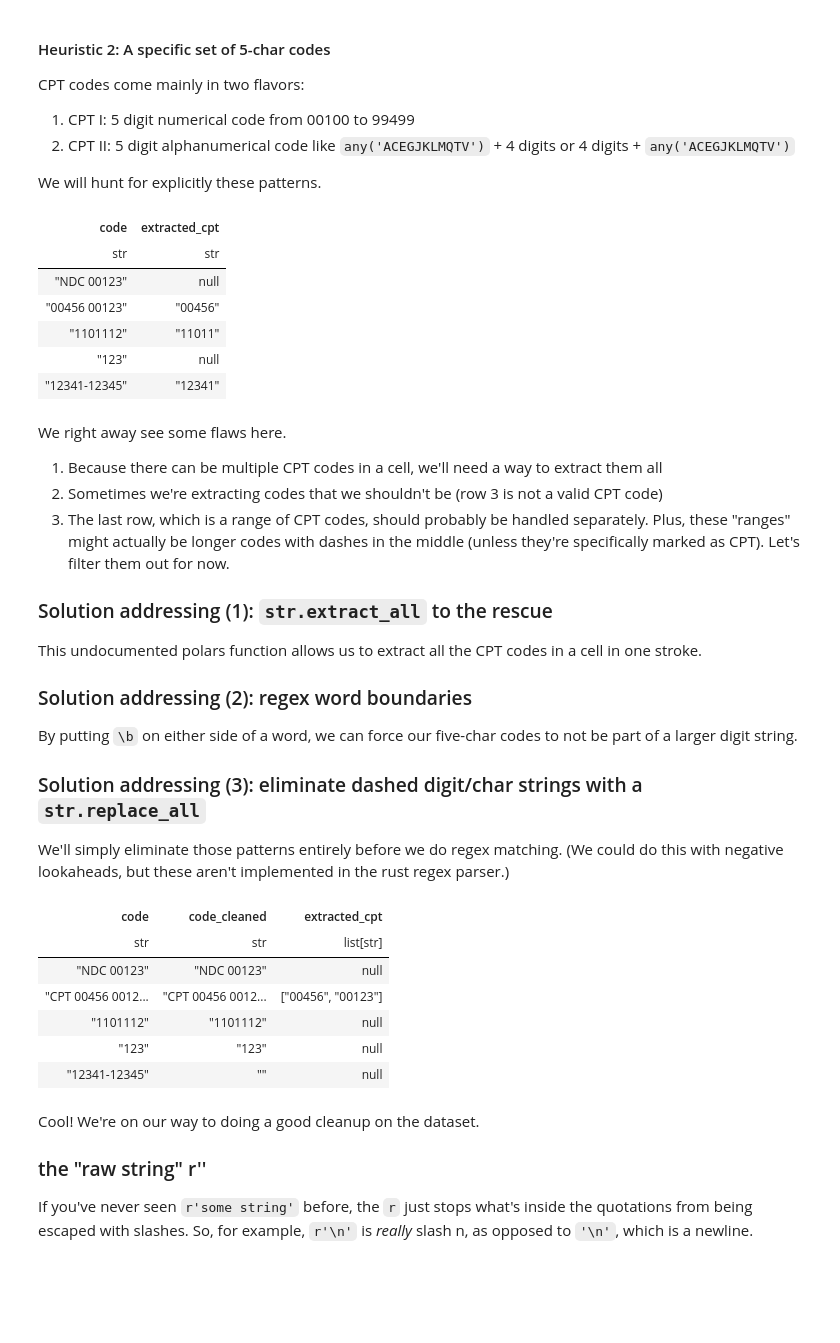
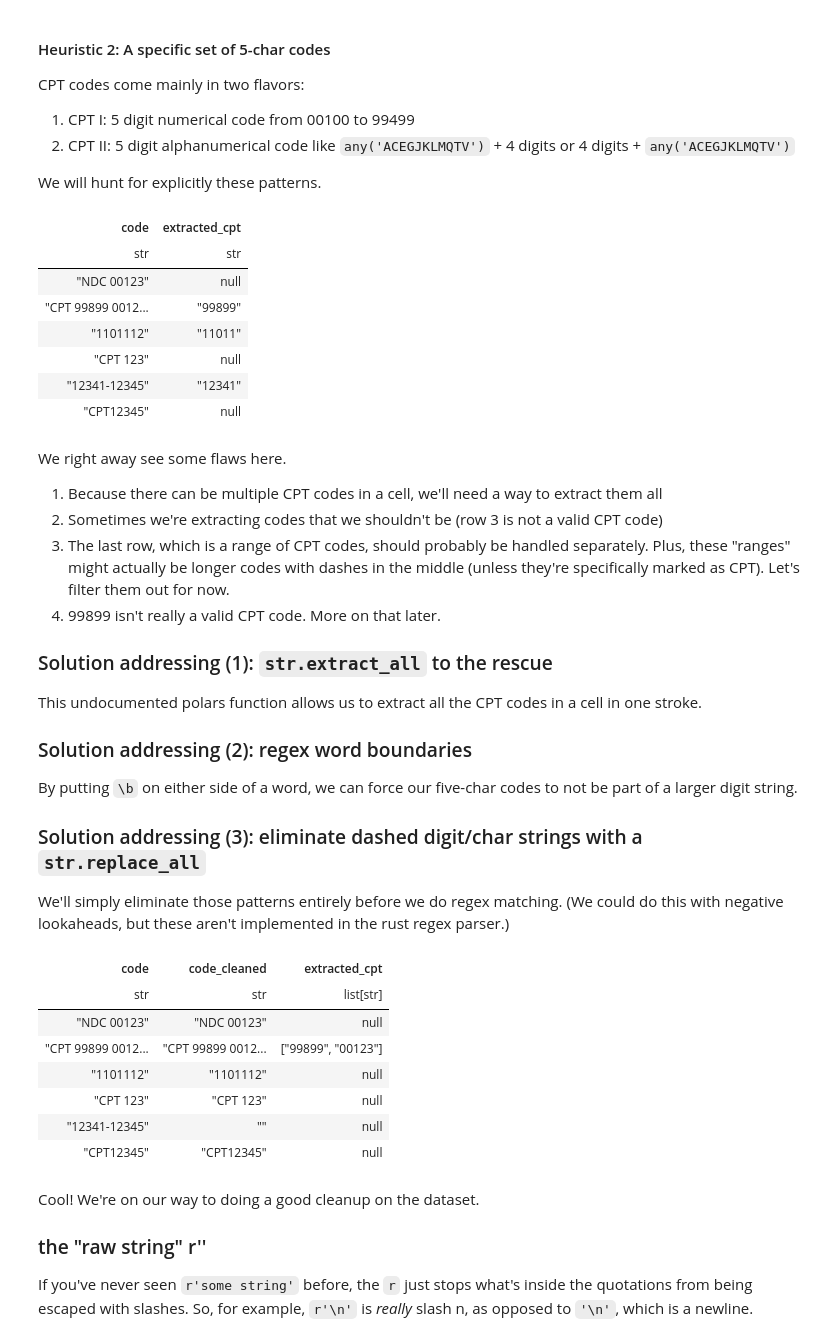
Before and after one commit to alecstein/dolt_datascience, a Jupyter notebook: hospitals_v3/cleanup/cleaning-hospitals-dataset.ipynb, the cells around one changed output. Saved outputs shown, nothing was run; the diff lists cells and outputs as text; code cells hidden in the pictures; blank space fills up the shorter version.

```diff
--- a/hospitals_v3/cleanup/cleaning-hospitals-dataset.ipynb
+++ b/hospitals_v3/cleanup/cleaning-hospitals-dataset.ipynb
@@ -50,0 +57,3 @@ def extract_cpt(df: pl.DataFrame) -> pl.DataFrame:
+# %%
+testdf = pl.DataFrame({'code': ['NDC 00123', 'CPT 99899 00123', '1101112', 'CPT 123', '12341-12345', 'CPT12345']})
+print(testdf)
@@ -97,22 +125,23 @@ def extract_cpt(df: pl.DataFrame) -> pl.DataFrame:
         ).otherwise(None).alias('extracted_cpt')
     )
 
-testdf = pl.DataFrame({'code': ['NDC 00123', '00456 00123', '1101112', '123', '12341-12345']})
 testdf.pipe(extract_cpt)
 # %% [output]
 | code | extracted_cpt |
 | str | str |
 | "NDC 00123" | null |
-| "00456 00123" | "00456" |
+| "CPT 99899 0012... | "99899" |
 | "1101112" | "11011" |
-| "123" | null |
+| "CPT 123" | null |
 | "12341-12345" | "12341" |
+| "CPT12345" | null |
 # %% [markdown]
 We right away see some flaws here.
 
 1. Because there can be multiple CPT codes in a cell, we'll need a way to extract them all
 2. Sometimes we're extracting codes that we shouldn't be (row 3 is not a valid CPT code)
 3. The last row, which is a range of CPT codes, should probably be handled separately. Plus, these "ranges" might actually be longer codes with dashes in the middle (unless they're specifically marked as CPT). Let's filter them out for now.
+4. 99899 isn't really a valid CPT code. More on that later.
 
 ### Solution addressing (1): `str.extract_all` to the rescue
 
@@ -139,38 +168,38 @@ def extract_cpt(df: pl.DataFrame) -> pl.DataFrame:
     # and to extract multiple patterns with OR, they need to
     # have a bar char between them. A valid extraction string
     # looks something like 'abc(pat)'
 
     extraction_str = '|'.join([fr'\b({pat})\b' for pat in cpt_pats])
 
     return df.with_column(
 
         col('code').str.replace_all(r'\b\d{5}-\d{5}\b', '').alias('code_cleaned')
 
     ).with_column(
 
         pl.when(
 
             # Heuristic 1
             ~col('code_cleaned').str.contains('NDC|MS|CDM')
 
         ).then(
 
             # Heuristic 2
             col('code_cleaned').str.extract_all(extraction_str)
 
         ).otherwise(None).alias('extracted_cpt')
     )
 
-testdf = pl.DataFrame({'code': ['NDC 00123', 'CPT 00456 00123', '1101112', '123', '12341-12345']})
 testdf.pipe(extract_cpt)
 # %% [output]
 | code | code_cleaned | extracted_cpt |
 | str | str | list[str] |
 | "NDC 00123" | "NDC 00123" | null |
-| "CPT 00456 0012... | "CPT 00456 0012... | ["00456", "00123"] |
+| "CPT 99899 0012... | "CPT 99899 0012... | ["99899", "00123"] |
 | "1101112" | "1101112" | null |
-| "123" | "123" | null |
+| "CPT 123" | "CPT 123" | null |
 | "12341-12345" | "" | null |
+| "CPT12345" | "CPT12345" | null |
 # %% [markdown]
 Cool! We're on our way to doing a good cleanup on the dataset.
 
```
Also changed, not shown: parts of 9 cells of this notebook.
